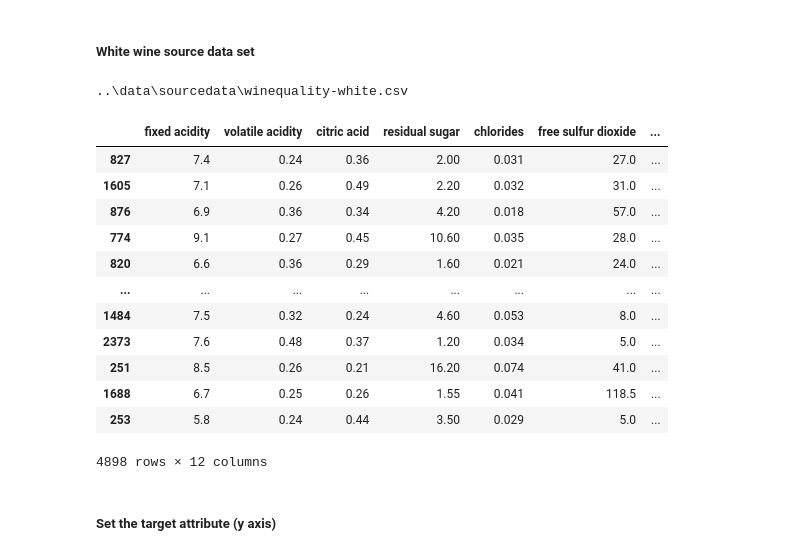
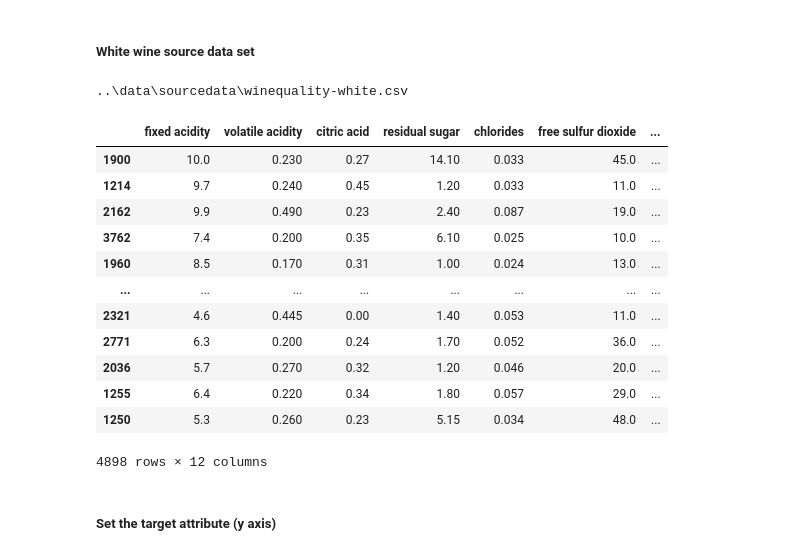
Before and after one commit to JimCDabc/Project_3_Wine-inator, a Jupyter notebook: static/ml/whitewine_initial_regressors.ipynb, the cells around one changed output. Drawn from its saved outputs; the diff is of its cells as text; code cells hidden in the pictures.

```diff
--- a/static/ml/whitewine_initial_regressors.ipynb
+++ b/static/ml/whitewine_initial_regressors.ipynb
@@ -25,28 +25,28 @@ import os
 # %%
 white_datafile = os.path.join("..", "data", "sourcedata", "winequality-white.csv")
 print(white_datafile)
 
 # os.system('ls')
 # os.listdir()
 # #ls "..\data\sourcedata\"
 # #ls sourcefile
 
 white_df = pd.read_csv(white_datafile, delimiter=";")
-white_df.sort_values(by=['quality'], ascending=False)
+white_df.sort_values(by=['pH'], ascending=True)
 # %% [output]
 ..\data\sourcedata\winequality-white.csv
 |  | fixed acidity | volatile acidity | citric acid | residual sugar | chlorides | free sulfur dioxide | ... |
-| 827 | 7.4 | 0.24 | 0.36 | 2.00 | 0.031 | 27.0 | ... |
-| 1605 | 7.1 | 0.26 | 0.49 | 2.20 | 0.032 | 31.0 | ... |
-| 876 | 6.9 | 0.36 | 0.34 | 4.20 | 0.018 | 57.0 | ... |
-| 774 | 9.1 | 0.27 | 0.45 | 10.60 | 0.035 | 28.0 | ... |
-| 820 | 6.6 | 0.36 | 0.29 | 1.60 | 0.021 | 24.0 | ... |
+| 1900 | 10.0 | 0.230 | 0.27 | 14.10 | 0.033 | 45.0 | ... |
+| 1214 | 9.7 | 0.240 | 0.45 | 1.20 | 0.033 | 11.0 | ... |
+| 2162 | 9.9 | 0.490 | 0.23 | 2.40 | 0.087 | 19.0 | ... |
+| 3762 | 7.4 | 0.200 | 0.35 | 6.10 | 0.025 | 10.0 | ... |
+| 1960 | 8.5 | 0.170 | 0.31 | 1.00 | 0.024 | 13.0 | ... |
 | ... | ... | ... | ... | ... | ... | ... | ... |
-| 1484 | 7.5 | 0.32 | 0.24 | 4.60 | 0.053 | 8.0 | ... |
-| 2373 | 7.6 | 0.48 | 0.37 | 1.20 | 0.034 | 5.0 | ... |
-| 251 | 8.5 | 0.26 | 0.21 | 16.20 | 0.074 | 41.0 | ... |
-| 1688 | 6.7 | 0.25 | 0.26 | 1.55 | 0.041 | 118.5 | ... |
-| 253 | 5.8 | 0.24 | 0.44 | 3.50 | 0.029 | 5.0 | ... |
+| 2321 | 4.6 | 0.445 | 0.00 | 1.40 | 0.053 | 11.0 | ... |
+| 2771 | 6.3 | 0.200 | 0.24 | 1.70 | 0.052 | 36.0 | ... |
+| 2036 | 5.7 | 0.270 | 0.32 | 1.20 | 0.046 | 20.0 | ... |
+| 1255 | 6.4 | 0.220 | 0.34 | 1.80 | 0.057 | 29.0 | ... |
+| 1250 | 5.3 | 0.260 | 0.23 | 5.15 | 0.034 | 48.0 | ... |
 4898 rows × 12 columns
 # %%
 # red_datafile = os.path.join("..", "data", "sourcedata", "winequality-red.csv")
```
Also changed, not shown: parts of 11 cells of this notebook.
